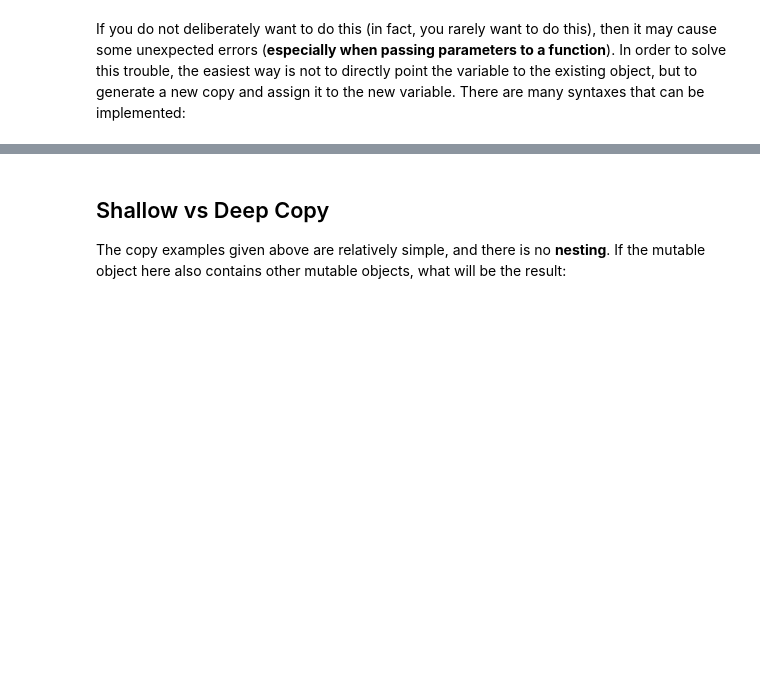
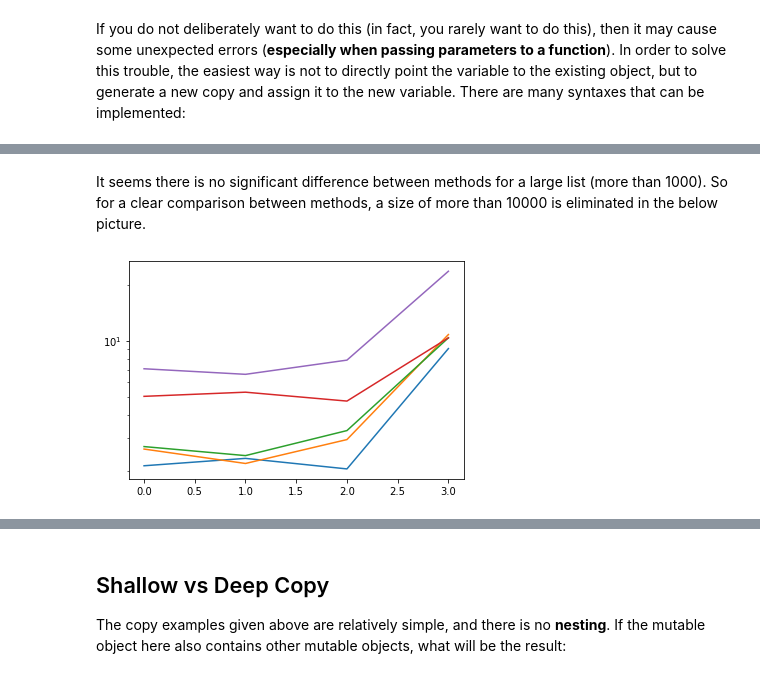
Before and after one commit to gtavasoli/PyTips, a Jupyter notebook: Notebooks/Shallow-and-Deep-Copy.ipynb, the cells around one changed output, grey strips where cells are left out. Cells and saved outputs as stored; diff of their text form; code cells hidden in the pictures; blank space fills up the shorter version.

```diff
--- a/Notebooks/Shallow-and-Deep-Copy.ipynb
+++ b/Notebooks/Shallow-and-Deep-Copy.ipynb
@@ -63,0 +77,14 @@ List of Dicts: [{'a': 0, 'indx': '#0'}, {'a': 0, 'indx': '#1'}, {'a': 0, 'indx':
+# %% [markdown]
+It seems there is no significant difference between methods for a large list (more than 1000). So for a clear comparison between methods, a size of more than 10000 is eliminated in the below picture.
+# %%
+import matplotlib.pyplot as plt
+x = [1, 10, 100, 1000, 10000, 100000, 1000000]
+plt.plot([2.142857143, 2.346938776, 2.06122449, 9.081632653]) # [*lst]
+plt.plot([2.632653061,2.204081633,2.959183673,10.79591837]) # lst.copy()
+plt.plot([2.714285714,2.428571429,3.306122449,10.36734694]) # list(lst)
+plt.plot([5.040816327,5.306122449,4.755102041,10.36734694]) # copy(lst)
+plt.plot([7.081632653,6.612244898,7.87755102,23.55102041]) # lst[:]
+
+plt.yscale('log')
+# %% [output]
+[figure, added]
```
Also changed, not shown: parts of 5 cells of this notebook, 2 other files.
